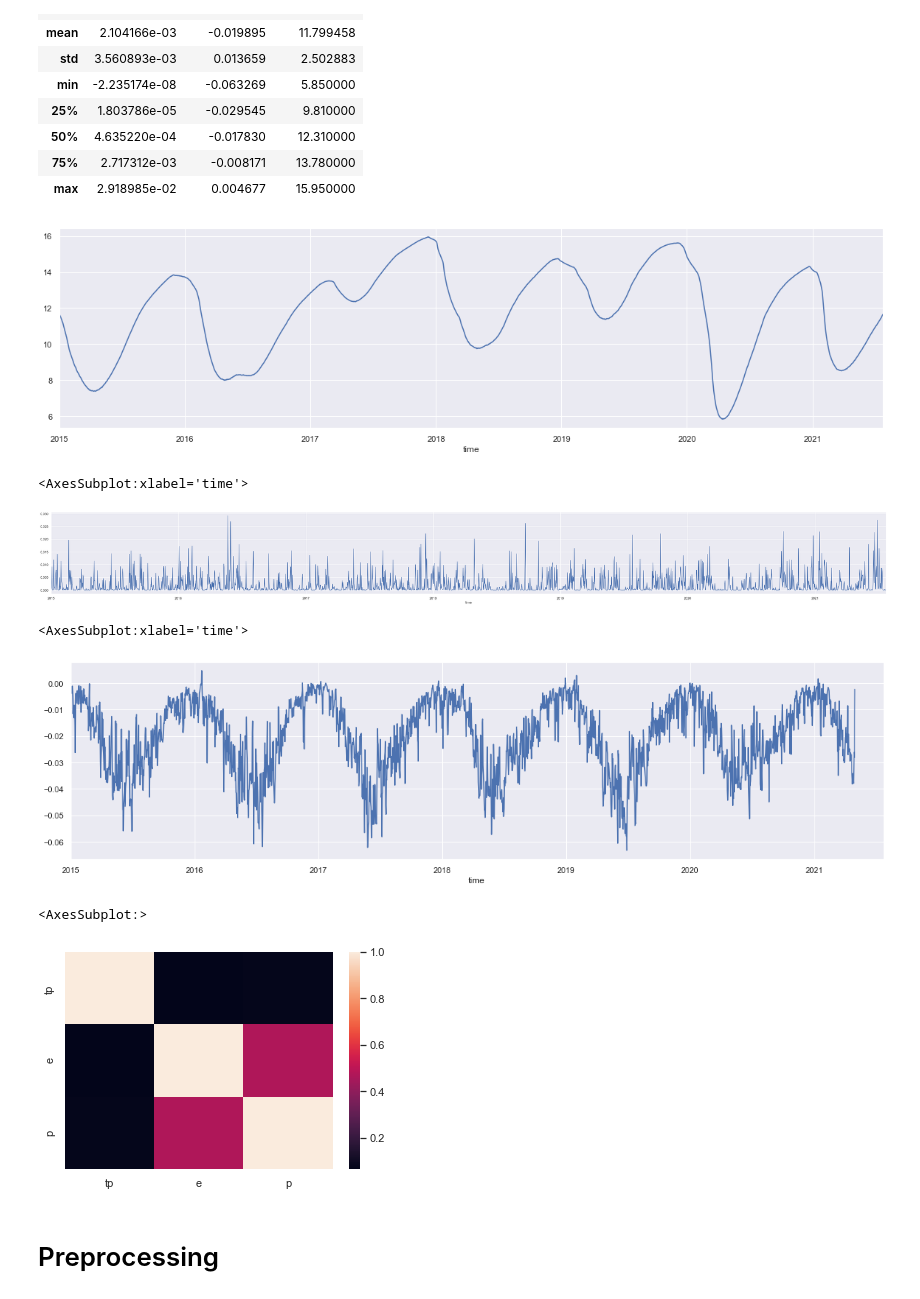
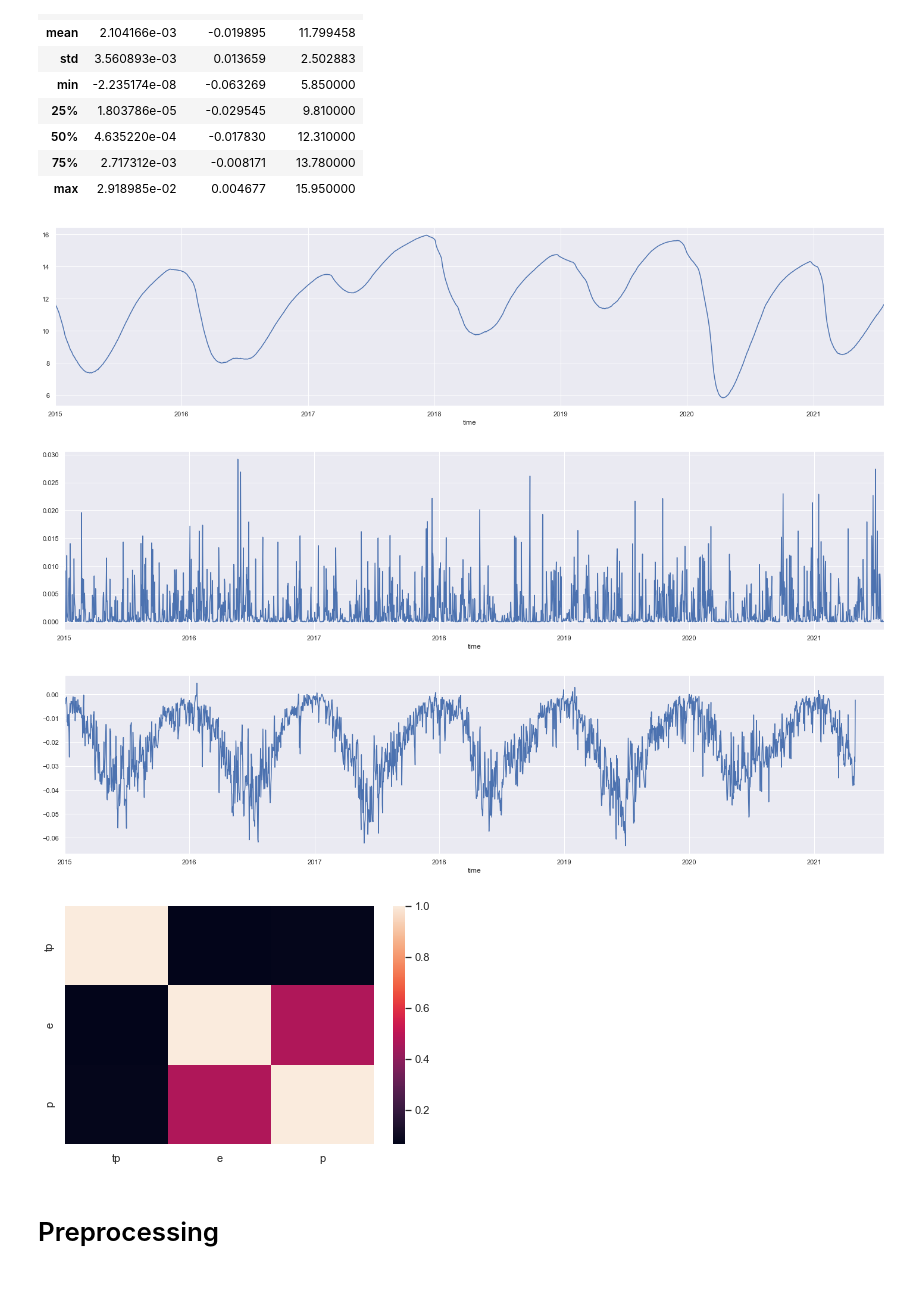
Before and after one commit to frankl1/piezoforecast, a Jupyter notebook: portfolio_experiments/defi1-final.ipynb, the cells around one changed output. Cells and saved outputs as stored; diff of their text form; code cells hidden in the pictures.

```diff
--- a/portfolio_experiments/defi1-final.ipynb
+++ b/portfolio_experiments/defi1-final.ipynb
@@ -112,24 +115,28 @@ data.describe()
 | max | 2.918985e-02 | 0.004677 | 15.950000 |
 # %%
 ax = data.p.plot(figsize=(20, 5))
+plt.tight_layout()
 ax.get_figure().savefig(f'Images/piezometre_{bss_id}.png')
 # %% [output]
-[figure, old version]
+[figure, new version]
 # %%
-data.tp.plot(figsize=(50, 5))
+ax = data.tp.plot(figsize=(20, 5))
+plt.tight_layout()
+ax.get_figure().savefig(f'Images/piezometre_{bss_id}_rain.png')
 # %% [output]
-<AxesSubplot:xlabel='time'>
-[figure, old version]
+[figure, new version]
 # %%
-data.e.plot(figsize=(20, 5))
+ax = data.e.plot(figsize=(20, 5))
+plt.tight_layout()
+ax.get_figure().savefig(f'Images/piezometre_{bss_id}_eto.png')
 # %% [output]
-<AxesSubplot:xlabel='time'>
-[figure, old version]
+[figure, new version]
 # %%
-sns.heatmap(data.corr())
+ax = sns.heatmap(data.corr())
+plt.tight_layout()
+ax.get_figure().savefig(f'Images/piezometre_{bss_id}_corr.png')
 # %% [output]
-<AxesSubplot:>
-[figure, old version]
+[figure, new version]
 # %% [markdown]
 # Preprocessing
 # %%
```
Also changed, not shown: parts of 4 cells of this notebook, 17 other files.
